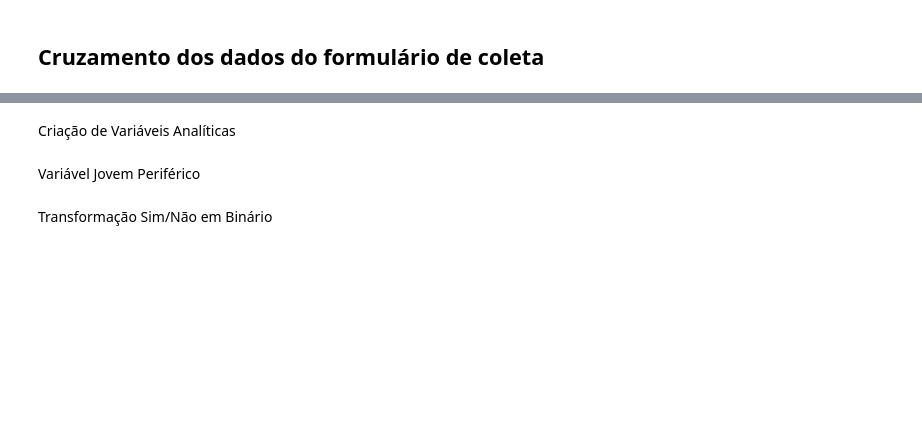
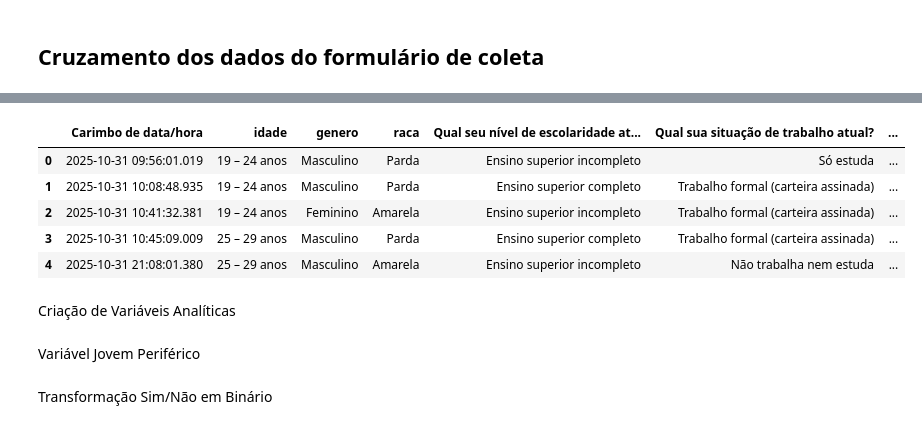
Before and after one commit to MArcoAEAandrade/ic-inclusao-financeira, a Jupyter notebook: 02_cruzamentos_.ipynb, the cells around one changed output, grey strips where cells are left out. Drawn from its saved outputs; the diff is of its cells as text; code cells hidden in the pictures; blank space fills up the shorter version.

```diff
--- a/02_cruzamentos_.ipynb
+++ b/02_cruzamentos_.ipynb
@@ -30,2 +44,4 @@ file_path_pnadc = 'PNADC-PesquisaNacionalporAmostradeDomicíliosContínua-SãoPa
 # %%
 df_pnadc = pd.read_csv(file_path_pnadc, sep=';')
+# %%
+df_formulario = pd.read_excel(file_path_formulario_respostas)
@@ -213,6 +344,16 @@ df_formulario = df_formulario.rename(columns={
 })
 # %%
 df_formulario.dropna(how='all', inplace=True)
+# %%
+df_formulario.columns
+df_formulario.head()
+# %% [output]
+|  | Carimbo de data/hora | idade | genero | raca | Qual seu nível de escolaridade at... | Qual sua situação de trabalho atual? | ... |
+| 0 | 2025-10-31 09:56:01.019 | 19 – 24 anos | Masculino | Parda | Ensino superior incompleto | Só estuda | ... |
+| 1 | 2025-10-31 10:08:48.935 | 19 – 24 anos | Masculino | Parda | Ensino superior completo | Trabalho formal (carteira assinada) | ... |
+| 2 | 2025-10-31 10:41:32.381 | 19 – 24 anos | Feminino | Amarela | Ensino superior incompleto | Trabalho formal (carteira assinada) | ... |
+| 3 | 2025-10-31 10:45:09.009 | 25 – 29 anos | Masculino | Parda | Ensino superior completo | Trabalho formal (carteira assinada) | ... |
+| 4 | 2025-10-31 21:08:01.380 | 25 – 29 anos | Masculino | Amarela | Ensino superior incompleto | Não trabalha nem estuda | ... |
 # %% [markdown]
  Criação de Variáveis Analíticas
 # %% [markdown]
```
Also changed, not shown: parts of 38 cells of this notebook.
